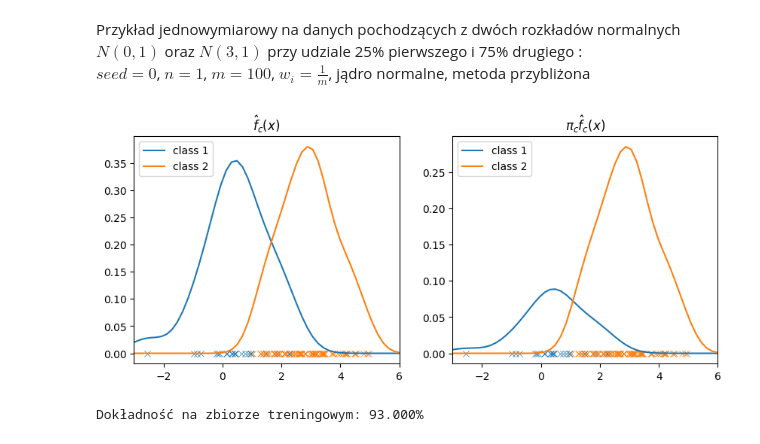
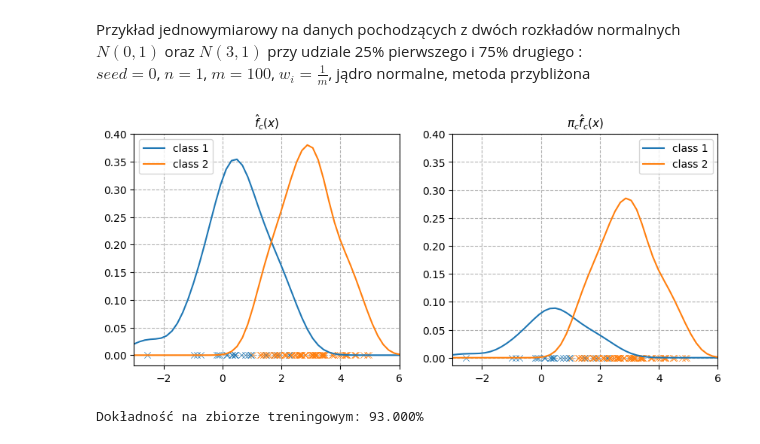
Before and after one commit to krystianfranus/kde-learn, a Jupyter notebook: notebooks/PhD_notes.ipynb, the cells around one changed output. Saved outputs shown, nothing was run; the diff lists cells and outputs as text; code cells hidden in the pictures.

```diff
--- a/notebooks/PhD_notes.ipynb
+++ b/notebooks/PhD_notes.ipynb
@@ -500,6 +499,7 @@ Przykład jednowymiarowy na danych pochodzących z dwóch rozkładów normalnych
 $seed=0$, $n=1$, $m=100$, $w_i=\frac{1}{m}$, jądro normalne, metoda przybliżona
 # %%
 np.random.seed(0)
+
 
 # Data
 m_train = 100
@@ -509,37 +509,41 @@ x_train1 = np.random.normal(0, 1, size=(m_train1, n))
 labels_train1 = np.full(m_train1, 1)
 m_train2 = m_train - m_train1
 x_train2 = np.random.normal(3, 1, size=(m_train2, n))
 labels_train2 = np.full(m_train2, 2)
 x_train = np.concatenate((x_train1, x_train2))
 labels_train = np.concatenate((labels_train1, labels_train2))
-#
 
 x_grid = np.linspace(-3, 6)[:, None]
 kde1 = KDE().fit(x_train1)
 scores1 = kde1.pdf(x_grid)
 kde2 = KDE().fit(x_train2)
 scores2 = kde2.pdf(x_grid)
+
 
 # Plot
 fig, axs = plt.subplots(1, 2, figsize=(10, 4), dpi=100)
 
 axs[0].scatter(x_train1, x_train1*0, marker="x", zorder=2, linewidths=0.5)
 axs[0].scatter(x_train2, x_train2*0, marker="x", zorder=2, linewidths=0.5)
 axs[0].plot(x_grid, scores1, label="class 1")
 axs[0].plot(x_grid, scores2, label="class 2")
-axs[0].set_title("$\hat{f}_c(x)$")
-axs[0].legend()
+axs[0].set_title("$\hat{f}_c(x)$", fontsize=11)
+axs[0].legend(fontsize=10)
 axs[0].set_xlim(-3, 6)
+axs[0].set_ylim(top=0.4)
+axs[0].grid(linestyle="--")
 
 axs[1].scatter(x_train1, x_train1*0, marker="x", zorder=2, linewidths=0.5)
 axs[1].scatter(x_train2, x_train2*0, marker="x", zorder=2, linewidths=0.5)
 axs[1].plot(x_grid, m_train1 / m_train * scores1, label="class 1")
 axs[1].plot(x_grid, m_train2 / m_train * scores2, label="class 2")
-axs[1].set_title("$\\pi_c \\hat{f}_c(x)$")
-axs[1].legend()
+axs[1].set_title("$\\pi_c \\hat{f}_c(x)$", fontsize=11)
+axs[1].legend(fontsize=10)
 axs[1].set_xlim(-3, 6)
+axs[1].set_ylim(top=0.4)
+axs[1].grid(linestyle="--")
 
 plt.show()
 # %% [output]
-[figure, old version]
+[figure, new version]
 # %%
```
Also changed, not shown: parts of 26 cells of this notebook, 9 other files.
